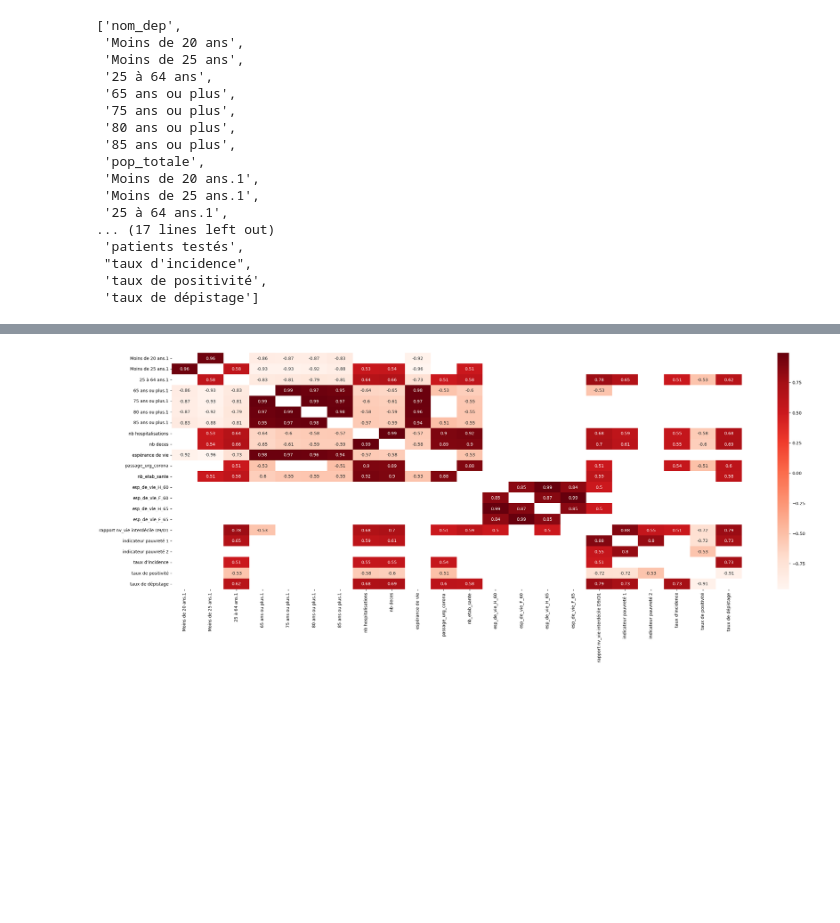
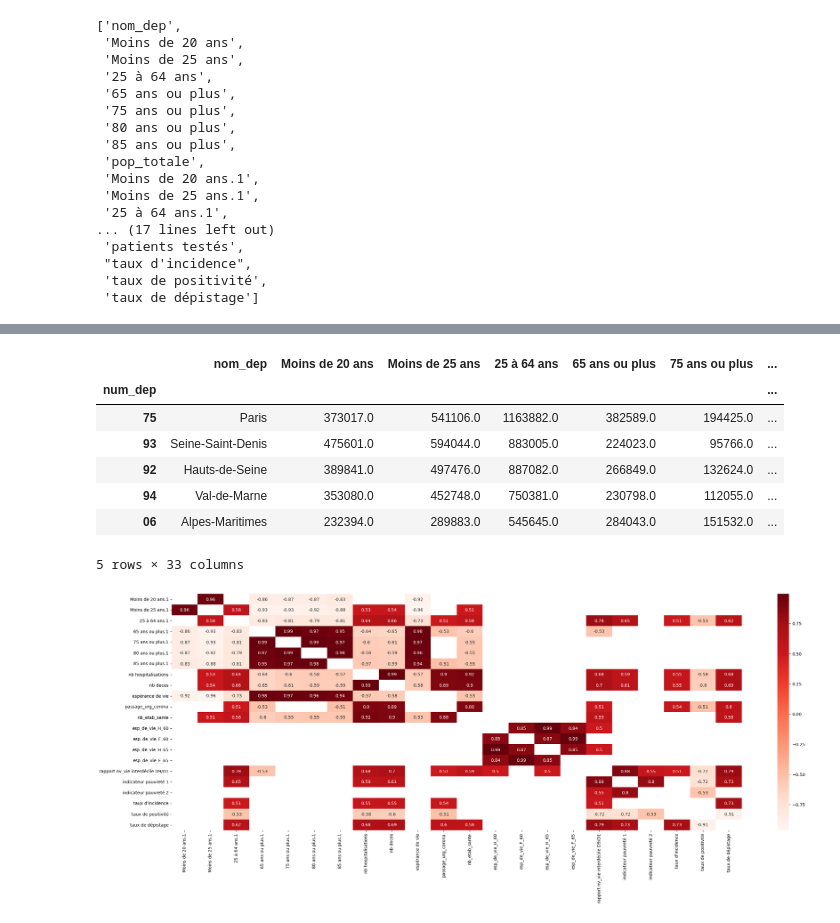
Before and after one commit to gabrielfrancois/DS_Covid, a Jupyter notebook: stats_test.ipynb, the cells around one changed output, grey strips where cells are left out. Saved outputs shown, nothing was run; the diff lists cells and outputs as text; code cells hidden in the pictures; blank space fills up the shorter version.

```diff
--- a/stats_test.ipynb
+++ b/stats_test.ipynb
@@ -36 +37,12 @@ df_final.nlargest(5, "taux d'incidence", keep = "all")
+# %%
+df_final.nlargest(5, "indicateur pauvreté 1", keep = "all")
+# %% [output]
+|  | nom_dep | Moins de 20 ans | Moins de 25 ans | 25 à 64 ans | 65 ans ou plus | 75 ans ou plus | ... |
+| num_dep |  |  |  |  |  |  | ... |
+| 75 | Paris | 373017.0 | 541106.0 | 1163882.0 | 382589.0 | 194425.0 | ... |
+| 93 | Seine-Saint-Denis | 475601.0 | 594044.0 | 883005.0 | 224023.0 | 95766.0 | ... |
+| 92 | Hauts-de-Seine | 389841.0 | 497476.0 | 887082.0 | 266849.0 | 132624.0 | ... |
+| 94 | Val-de-Marne | 353080.0 | 452748.0 | 750381.0 | 230798.0 | 112055.0 | ... |
+| 06 | Alpes-Maritimes | 232394.0 | 289883.0 | 545645.0 | 284043.0 | 151532.0 | ... |
+5 rows × 33 columns
 # %%
```
Also changed, not shown: parts of 4 cells of this notebook, 2 other files.
